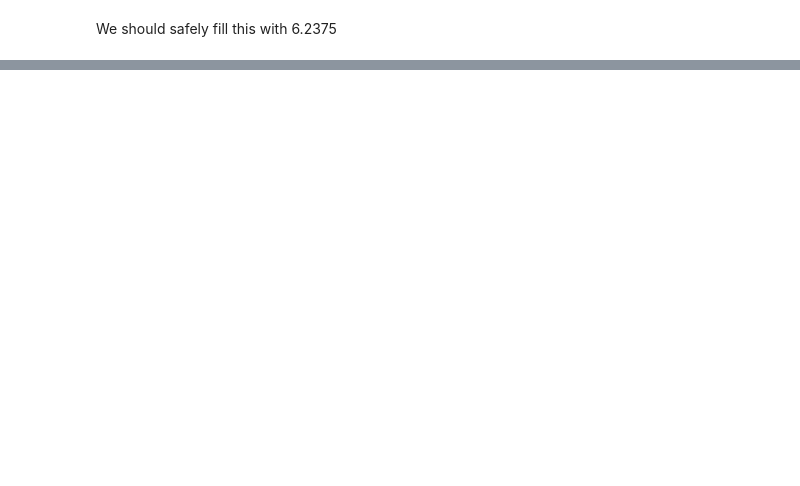
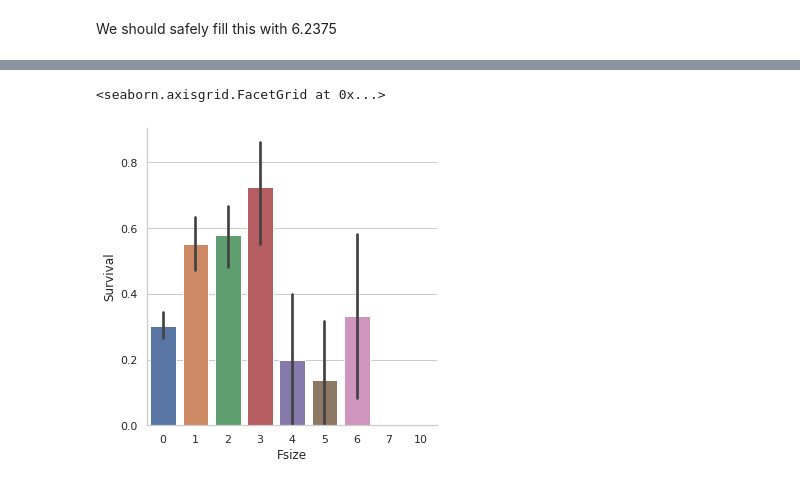
Before and after one commit to MajorCode869/Titanic_ML, a Jupyter notebook: predictive-analysis.ipynb, the cells around one changed output, grey strips where cells are left out. Drawn from its saved outputs; the diff is of its cells as text; code cells hidden in the pictures; blank space fills up the shorter version.

```diff
--- a/predictive-analysis.ipynb
+++ b/predictive-analysis.ipynb
@@ -454,0 +610,4 @@ Name: Fare, Length: 1309, dtype: float64
+# %%
+df_all['Fsize']=df_all['SibSp']+df_all['Parch']
+df_all['Fsize'].value_counts()
+#df_all['Fsize'].plot(kind='bar')
@@ -454,0 +625,6 @@ Name: Fare, Length: 1309, dtype: float64
+# %%
+g=sns.catplot(x='Fsize',y='Survived',data=df_all,kind='bar')
+g.set_ylabels('Survival')
+# %% [output]
+<seaborn.axisgrid.FacetGrid at 0x...>
+[figure, added]
```
Also changed, not shown: parts of 56 cells of this notebook.
